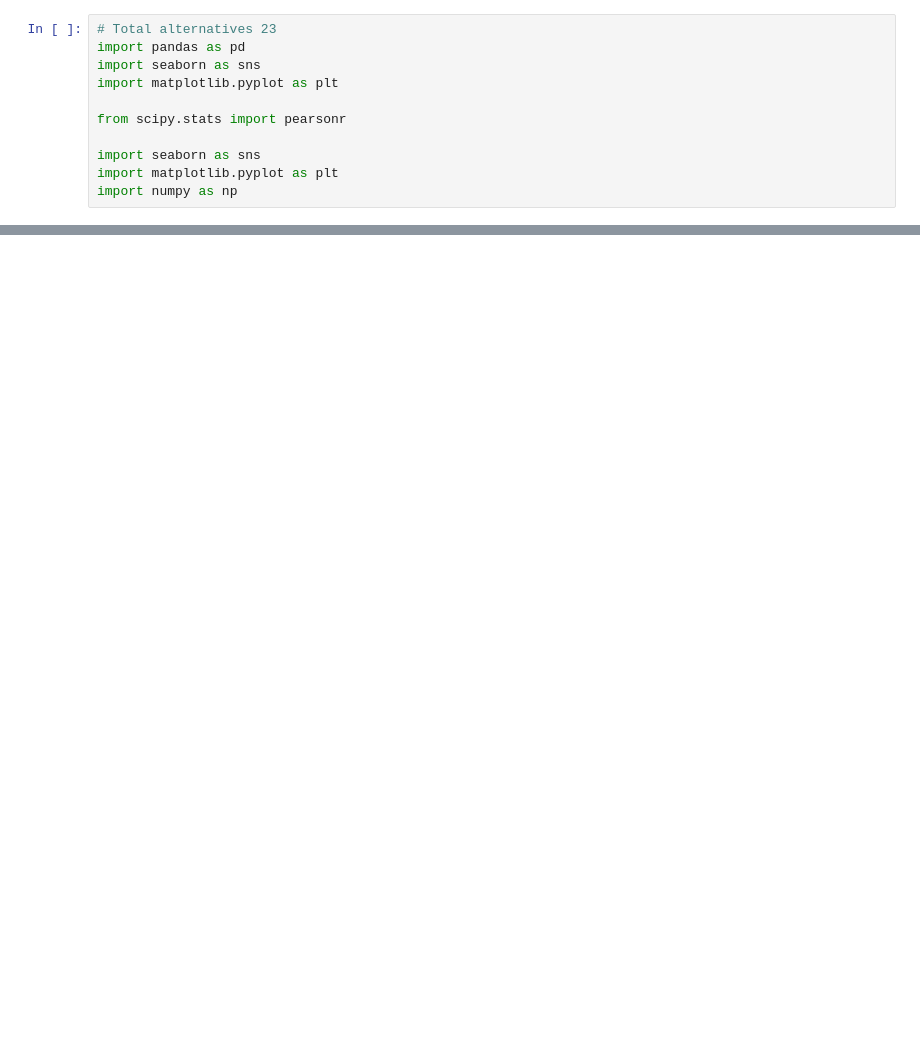
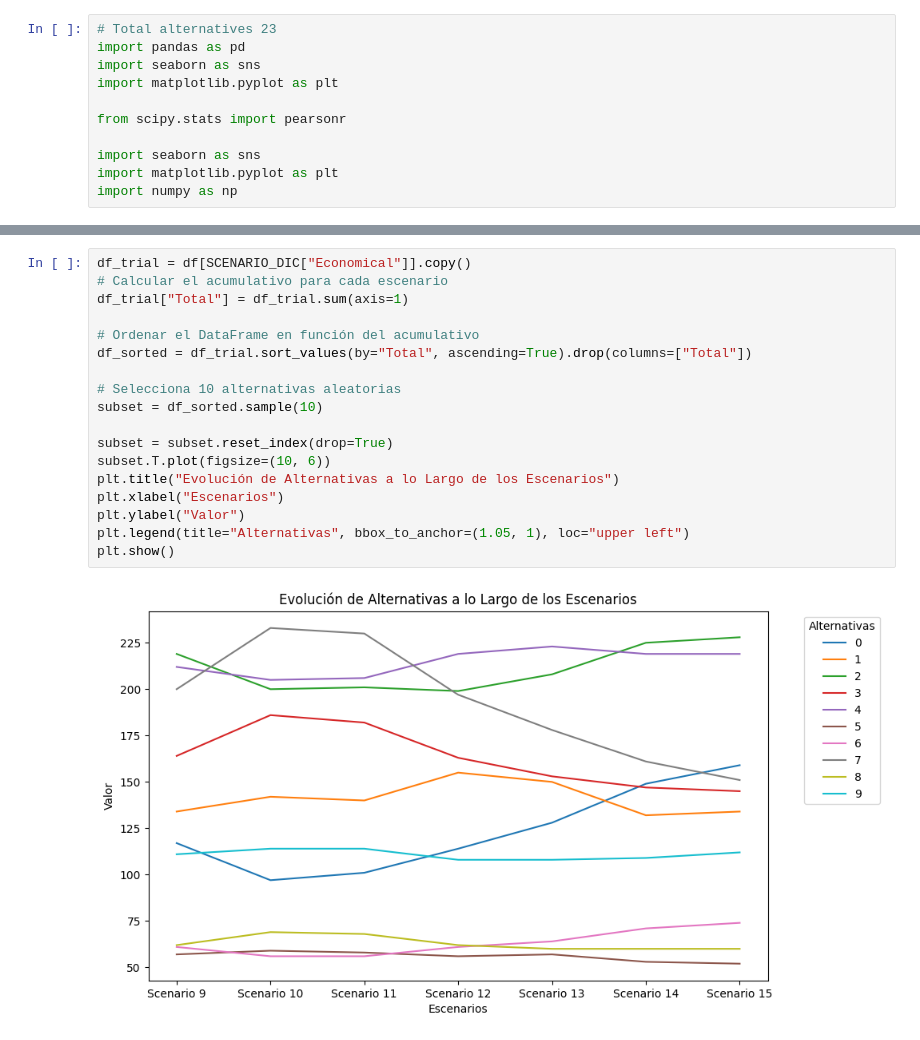
Before and after one commit to MateoBarrera/ResearchDev, a Jupyter notebook: analysis_result/data_exploration_01.ipynb, the cells around one changed output, grey strips where cells are left out. Cells and saved outputs as stored; diff of their text form; blank space fills up the shorter version.

```diff
--- a/analysis_result/data_exploration_01.ipynb
+++ b/analysis_result/data_exploration_01.ipynb
@@ -210,0 +266,20 @@ def plot_boxplot_by_dimension(df):
+# %%
+df_trial = df[SCENARIO_DIC["Economical"]].copy()
+# Calcular el acumulativo para cada escenario
+df_trial["Total"] = df_trial.sum(axis=1)
+
+# Ordenar el DataFrame en función del acumulativo
+df_sorted = df_trial.sort_values(by="Total", ascending=True).drop(columns=["Total"])
+
+# Selecciona 10 alternativas aleatorias
+subset = df_sorted.sample(10)
+
+subset = subset.reset_index(drop=True)
+subset.T.plot(figsize=(10, 6))
+plt.title("Evolución de Alternativas a lo Largo de los Escenarios")
+plt.xlabel("Escenarios")
+plt.ylabel("Valor")
+plt.legend(title="Alternativas", bbox_to_anchor=(1.05, 1), loc="upper left")
+plt.show()
+# %% [output]
+[figure, added]
```
Also changed, not shown: parts of 19 cells of this notebook, 3 other files.
